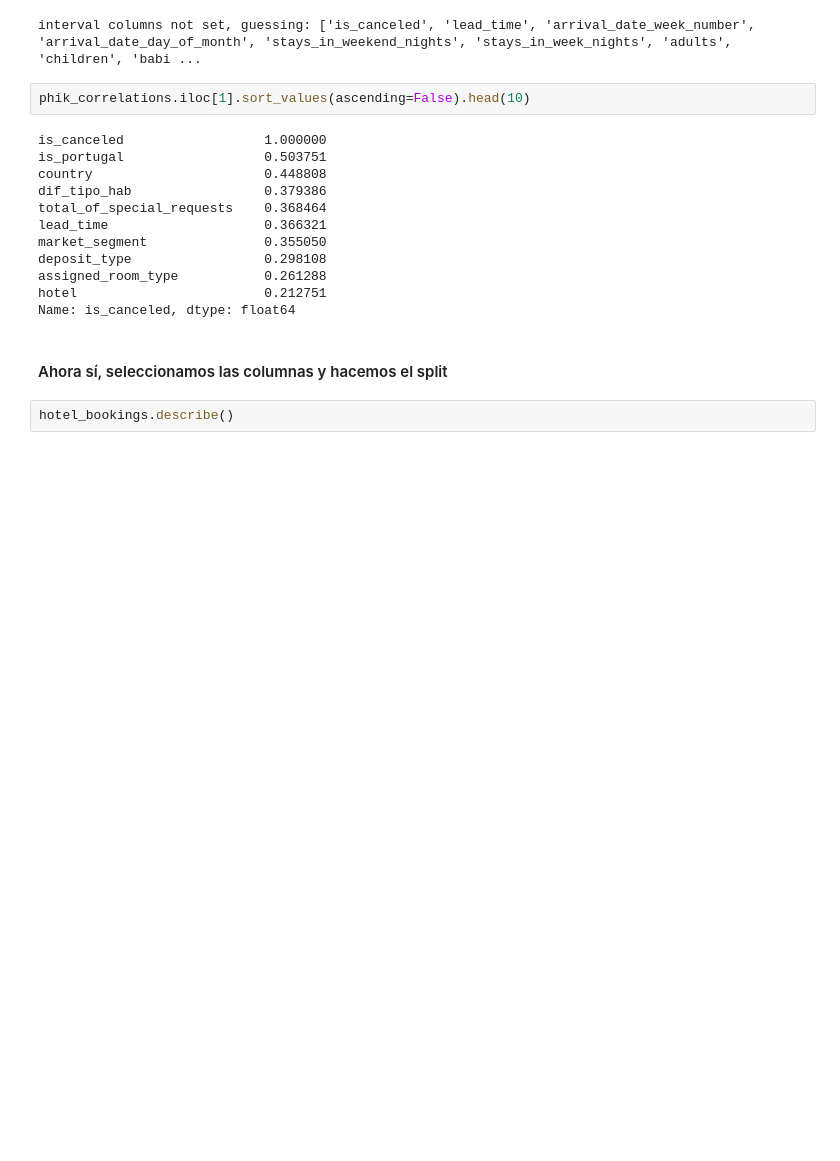
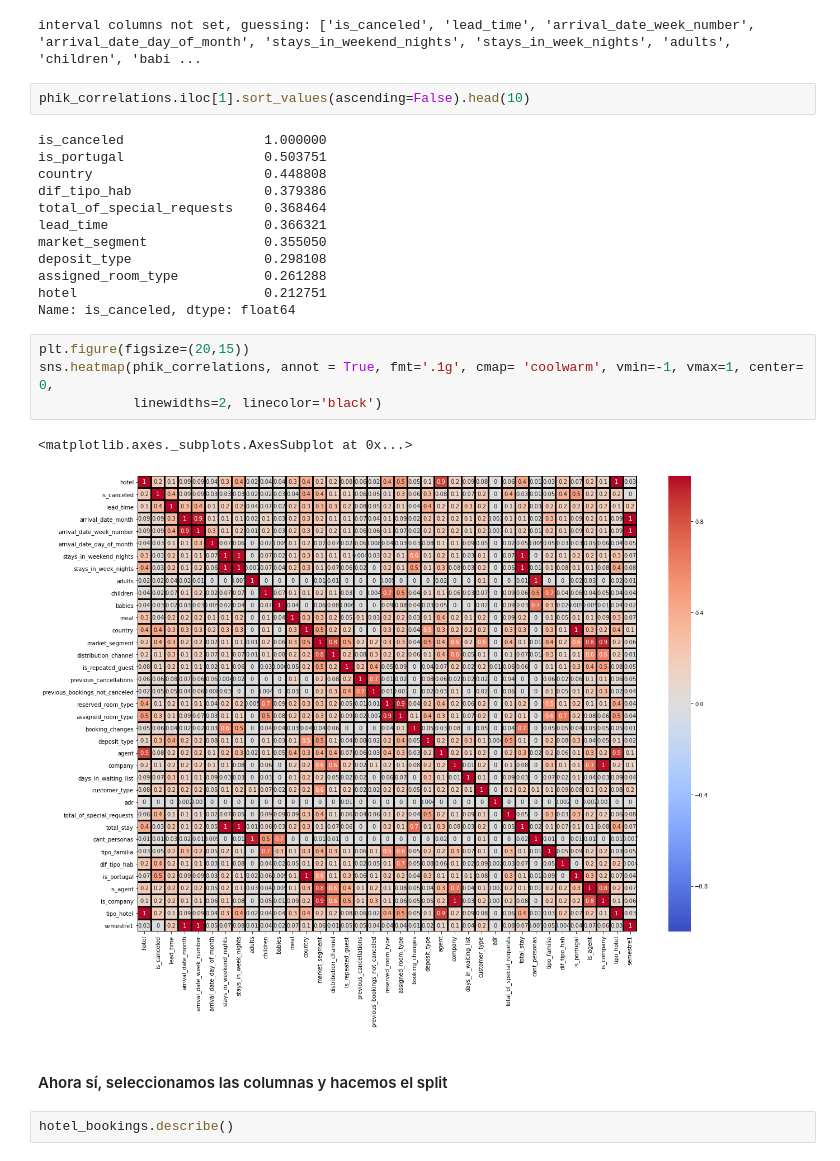
Before and after one commit to Bati-bot/TPAA, a Jupyter notebook: analisis_reservas.ipynb, the cells around one changed output. Drawn from its saved outputs; the diff is of its cells as text; blank space fills up the shorter version.

Commit message:
agrego grafico de matriz de correlacion de phik

```diff
--- a/analisis_reservas.ipynb
+++ b/analisis_reservas.ipynb
@@ -857,6 +857,13 @@ deposit_type                 0.298108
 assigned_room_type           0.261288
 hotel                        0.212751
 Name: is_canceled, dtype: float64
+# %%
+plt.figure(figsize=(20,15))
+sns.heatmap(phik_correlations, annot = True, fmt='.1g', cmap= 'coolwarm', vmin=-1, vmax=1, center= 0,
+            linewidths=2, linecolor='black')
+# %% [output]
+<matplotlib.axes._subplots.AxesSubplot at 0x...>
+[figure, added]
 # %% [markdown]
 #### Ahora sí, seleccionamos las columnas y hacemos el split
 # %%
```
Also changed, not shown: parts of 1 cell of this notebook.
